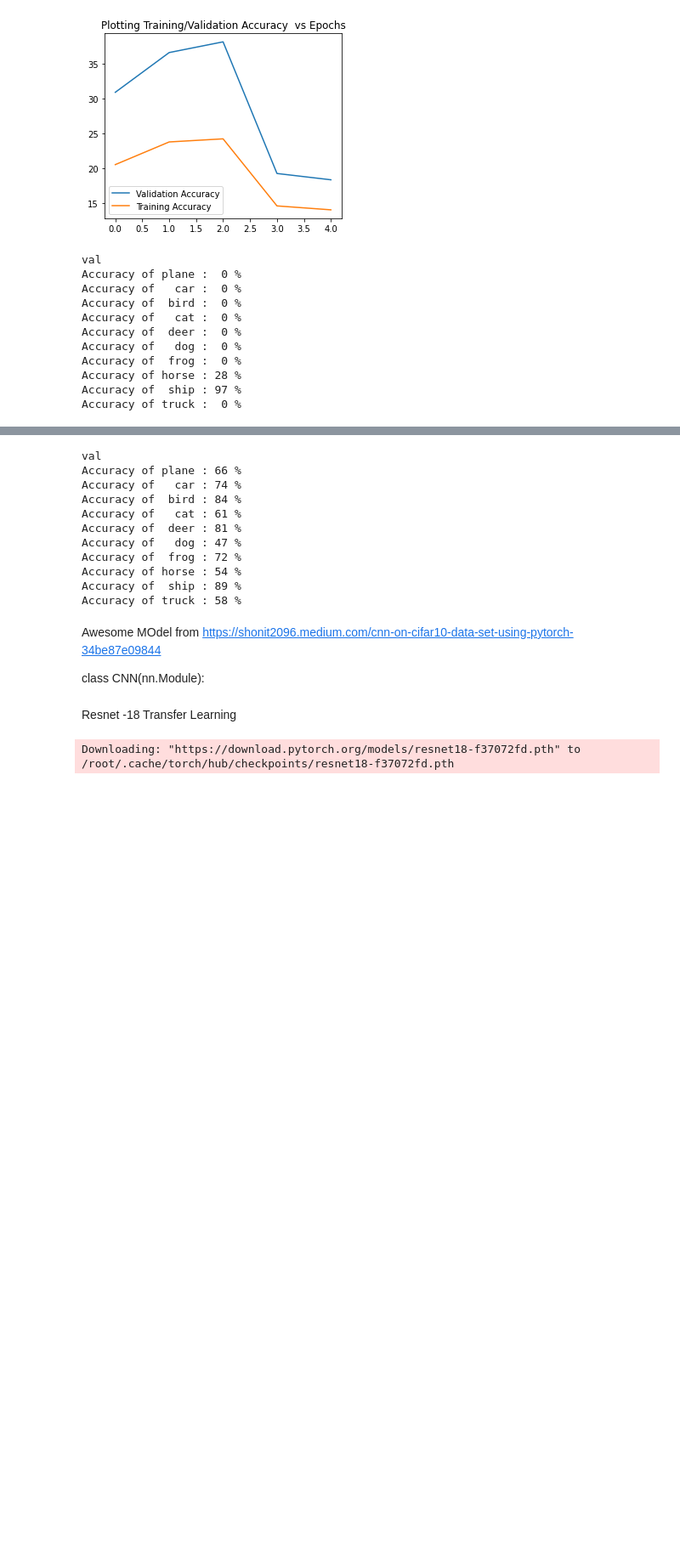
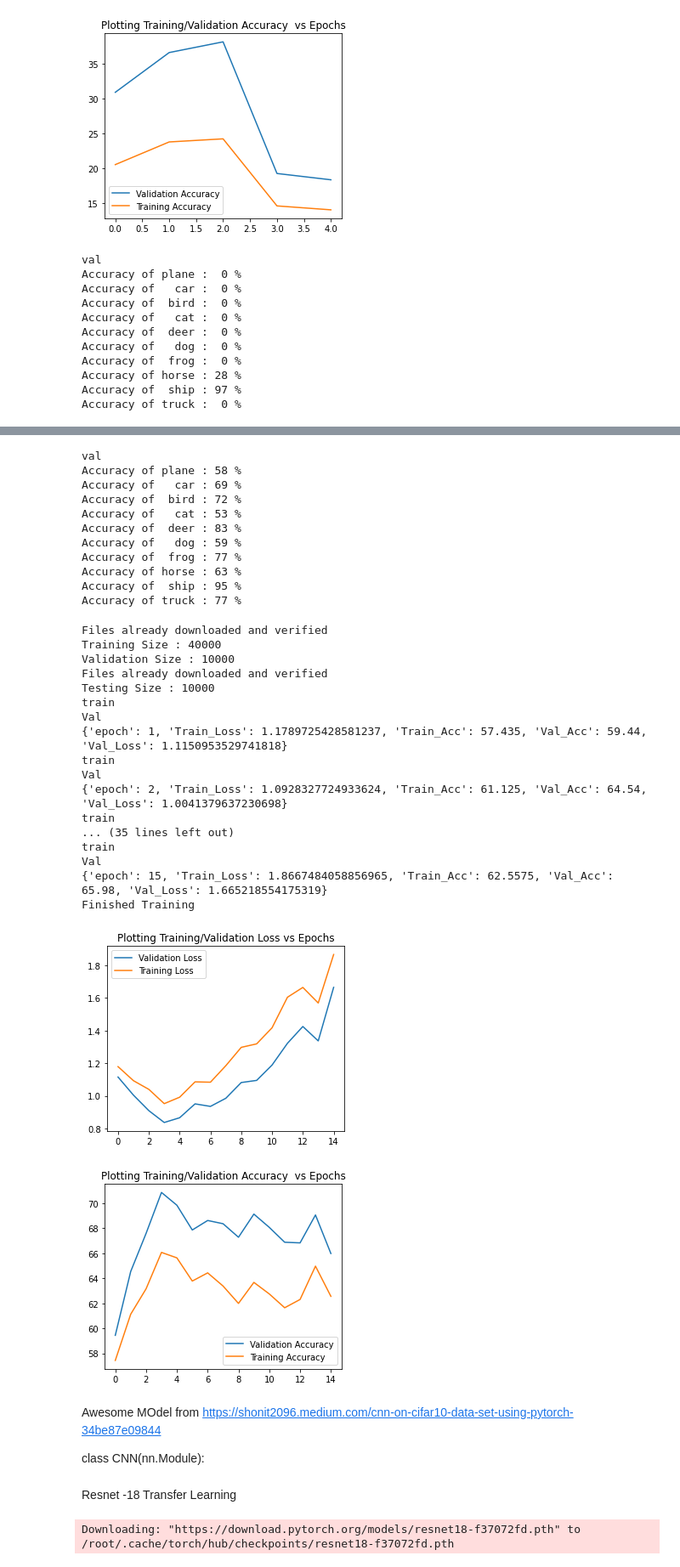
Before and after one commit to Anomaly1702/Ass2_Deep_Learning, a Jupyter notebook: Anubhav_Deep_learning.ipynb, the cells around one changed output, grey strips where cells are left out. Shown: that part at 85% size. Cells and saved outputs as stored; diff of their text form; code cells hidden in the pictures; blank space fills up the shorter version.

```diff
--- a/Anubhav_Deep_learning.ipynb
+++ b/Anubhav_Deep_learning.ipynb
@@ -48,6 +48,7 @@ class Basenet(nn.Module):
 
 
     def train_model(self,epochs,learning_rt=0.001,optimizer_fn = "SGD",mm=0.9):
+        start = time.time()
         train_stats = []
         self.criterion,self.optimizer = self.set_loss_function(learning_rt,optimizer_fn,mm)
         criterion = self.criterion
@@ -105,6 +106,7 @@ class Basenet(nn.Module):
             #     self.plot_graph(epoch,last_plot= True)
         self.stats=train_stats
         print('Finished Training')
+        print(f"Time taken for execution: {time.time() - start}")
 #         return True
 
     def imshow(self,img):
@@ -173,10 +175,8 @@ class Basenet(nn.Module):
 
     def class_Acc(self,flag='val'):
         if flag == 'val':
-          print("val")
           loader = self.valloader
         else:
-          print("test")
           loader = self.testloader
         self.eval()
         class_correct = list(0. for i in range(10))
@@ -864,16 +876,41 @@ Val
 model4.class_Acc("val")
 # %% [output]
 val
-Accuracy of plane : 66 %
-Accuracy of   car : 74 %
-Accuracy of  bird : 84 %
-Accuracy of   cat : 61 %
-Accuracy of  deer : 81 %
-Accuracy of   dog : 47 %
-Accuracy of  frog : 72 %
-Accuracy of horse : 54 %
-Accuracy of  ship : 89 %
-Accuracy of truck : 58 %
+Accuracy of plane : 58 %
+Accuracy of   car : 69 %
+Accuracy of  bird : 72 %
+Accuracy of   cat : 53 %
+Accuracy of  deer : 83 %
+Accuracy of   dog : 59 %
+Accuracy of  frog : 77 %
+Accuracy of horse : 63 %
+Accuracy of  ship : 95 %
+Accuracy of truck : 77 %
+# %%
+model4 = Imagenet_model4()
+model4=model4.to(get_default_device())
+model4.train_model(15,0.001,"Adam")
+model4.show_graph()
+# %% [output]
+Files already downloaded and verified
+Training Size : 40000
+Validation Size : 10000
+Files already downloaded and verified
+Testing Size : 10000
+train
+Val
+{'epoch': 1, 'Train_Loss': 1.1789725428581237, 'Train_Acc': 57.435, 'Val_Acc': 59.44, 'Val_Loss': 1.1150953529741818}
+train
+Val
+{'epoch': 2, 'Train_Loss': 1.0928327724933624, 'Train_Acc': 61.125, 'Val_Acc': 64.54, 'Val_Loss': 1.0041379637230698}
+train
+... (35 lines left out)
+train
+Val
+{'epoch': 15, 'Train_Loss': 1.8667484058856965, 'Train_Acc': 62.5575, 'Val_Acc': 65.98, 'Val_Loss': 1.665218554175319}
+Finished Training
+[figure, added]
+[figure, added]
 # %% [markdown]
 Awesome MOdel  from https://shonit2096.medium.com/cnn-on-cifar10-data-set-using-pytorch-34be87e09844
 
```
Also changed, not shown: parts of 6 cells of this notebook.
